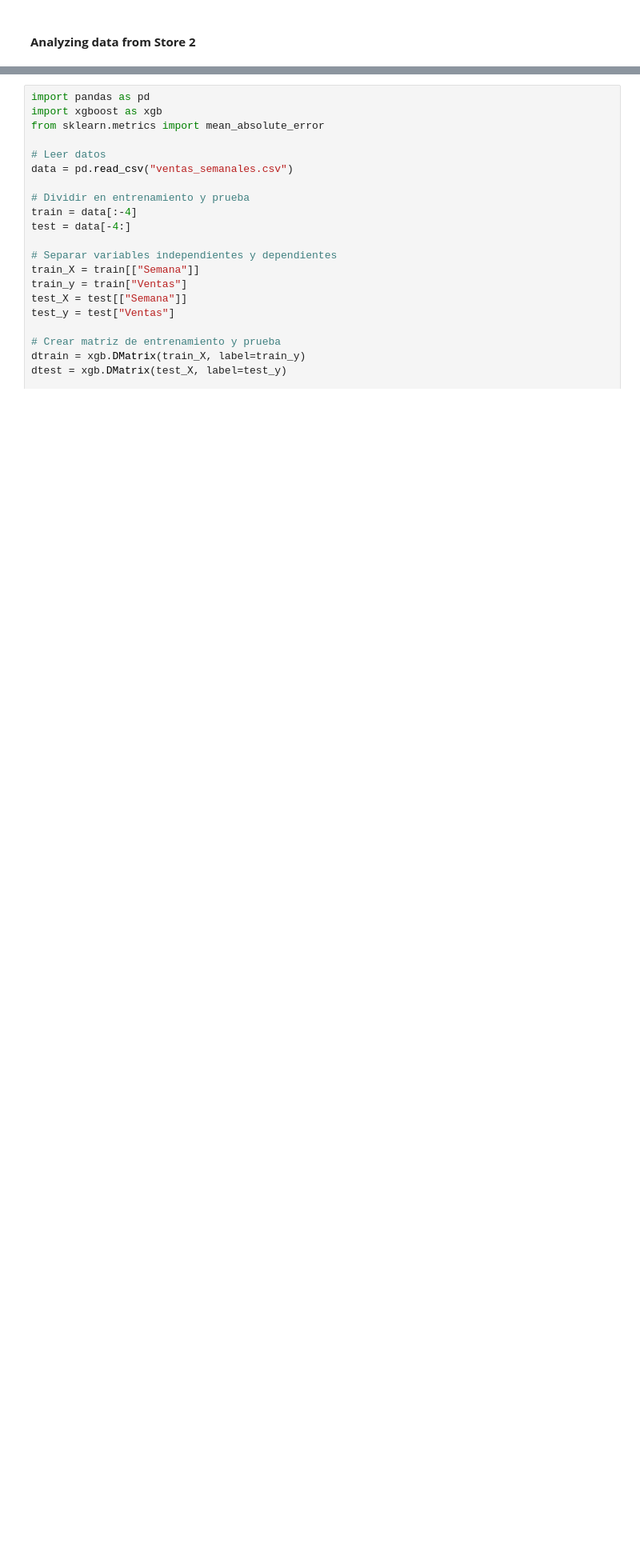
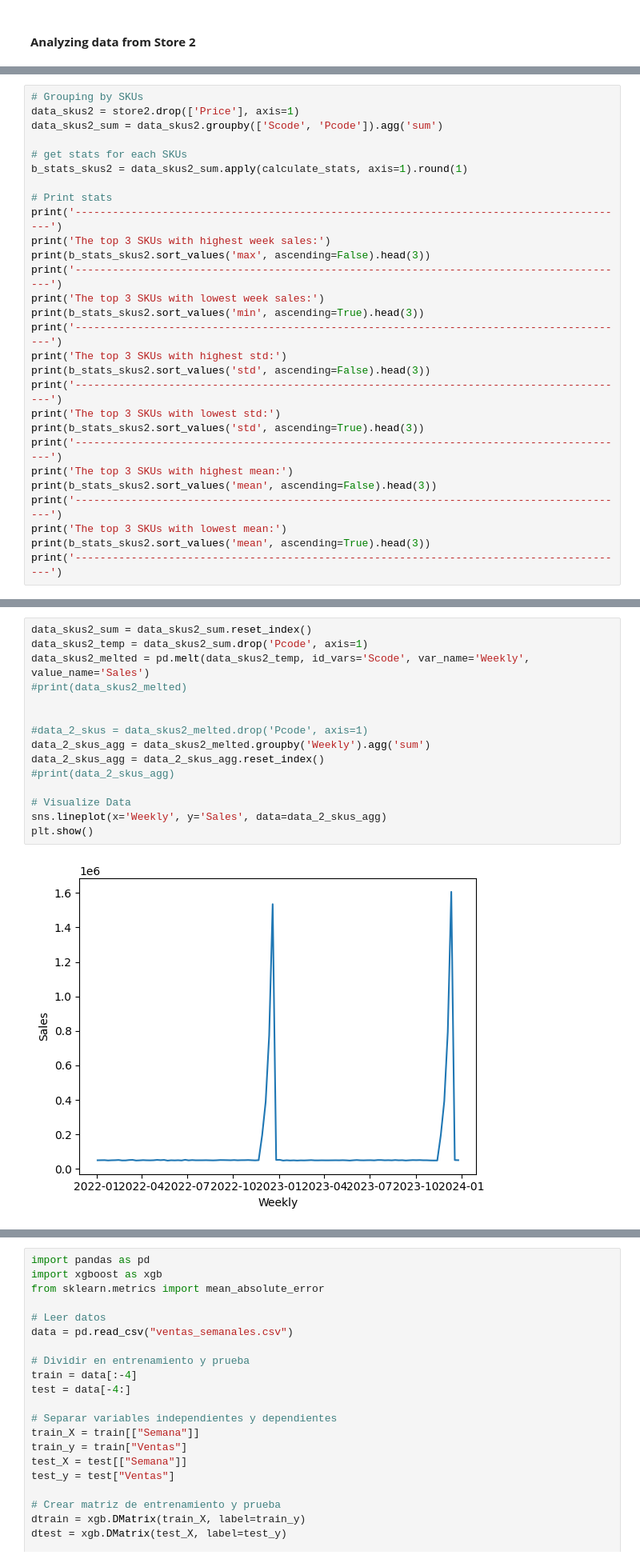
Before and after one commit to superpanditas/Quinio, a Jupyter notebook: Weekly_SKU_level_Product_Sales_Transactions.ipynb, the cells around one changed output, grey strips where cells are left out. Shown at 80% size. Cells and saved outputs as stored; diff of their text form; blank space fills up the shorter version.

```diff
--- a/Weekly_SKU_level_Product_Sales_Transactions.ipynb
+++ b/Weekly_SKU_level_Product_Sales_Transactions.ipynb
@@ -474,0 +495,28 @@ print(next_weeks['Sales'].sum().round())
+# %%
+# Grouping by SKUs
+data_skus2 = store2.drop(['Price'], axis=1)
+data_skus2_sum = data_skus2.groupby(['Scode', 'Pcode']).agg('sum')
+
+# get stats for each SKUs
+b_stats_skus2 = data_skus2_sum.apply(calculate_stats, axis=1).round(1)
+
+# Print stats
+print('-----------------------------------------------------------------------------------------')
+print('The top 3 SKUs with highest week sales:')
+print(b_stats_skus2.sort_values('max', ascending=False).head(3))
+print('-----------------------------------------------------------------------------------------')
+print('The top 3 SKUs with lowest week sales:')
+print(b_stats_skus2.sort_values('min', ascending=True).head(3))
+print('-----------------------------------------------------------------------------------------')
+print('The top 3 SKUs with highest std:')
+print(b_stats_skus2.sort_values('std', ascending=False).head(3))
+print('-----------------------------------------------------------------------------------------')
+print('The top 3 SKUs with lowest std:')
+print(b_stats_skus2.sort_values('std', ascending=True).head(3))
+print('-----------------------------------------------------------------------------------------')
+print('The top 3 SKUs with highest mean:')
+print(b_stats_skus2.sort_values('mean', ascending=False).head(3))
+print('-----------------------------------------------------------------------------------------')
+print('The top 3 SKUs with lowest mean:')
+print(b_stats_skus2.sort_values('mean', ascending=True).head(3))
+print('-----------------------------------------------------------------------------------------')
@@ -474,0 +541,17 @@ print(next_weeks['Sales'].sum().round())
+# %%
+data_skus2_sum = data_skus2_sum.reset_index()
+data_skus2_temp = data_skus2_sum.drop('Pcode', axis=1)
+data_skus2_melted = pd.melt(data_skus2_temp, id_vars='Scode', var_name='Weekly', value_name='Sales')
+#print(data_skus2_melted)
+
+
+#data_2_skus = data_skus2_melted.drop('Pcode', axis=1)
+data_2_skus_agg = data_skus2_melted.groupby('Weekly').agg('sum')
+data_2_skus_agg = data_2_skus_agg.reset_index()
+#print(data_2_skus_agg)
+
+# Visualize Data
+sns.lineplot(x='Weekly', y='Sales', data=data_2_skus_agg)
+plt.show()
+# %% [output]
+[figure, added]
```
Also changed, not shown: parts of 11 cells of this notebook.
